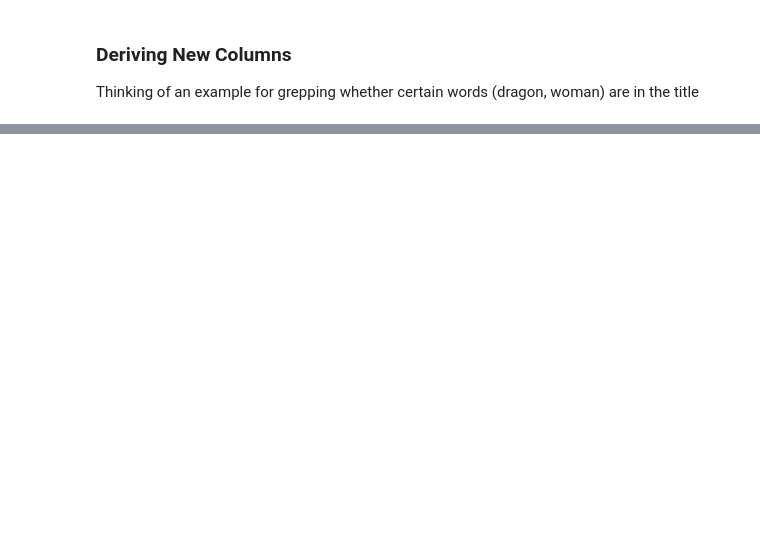
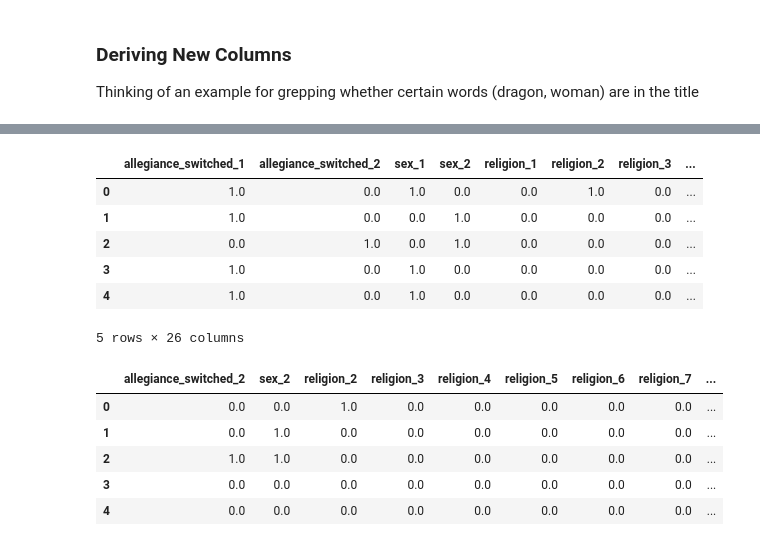
Before and after one commit to hanewinckel/ppas-python, a Jupyter notebook: notebooks/DataManipulation-Python-PPAS.ipynb, the cells around one changed output, grey strips where cells are left out. Saved outputs shown, nothing was run; the diff lists cells and outputs as text; code cells hidden in the pictures; blank space fills up the shorter version.

```diff
--- a/notebooks/DataManipulation-Python-PPAS.ipynb
+++ b/notebooks/DataManipulation-Python-PPAS.ipynb
@@ -289,0 +309,12 @@ Thinking of an example for grepping whether certain words (dragon, woman) are in
+# %%
+from sklearn.model_selection import train_test_split
+# define target/regressors
+y = df['dth_flag']
+X = df.loc[:,df.columns != 'dth_flag']
+X_train, X_test, y_train, y_test = train_test_split(
+    X, y, test_size = 0.2, stratify = y, random_state=42)
+tr=X_train.shape[0]
+te=X_test.shape[0]
+print('Rows of training set ' + str(tr))
+print('Rows of test set ' + str(te))
+print('Actual test set percentage in result: {:.1%}'.format(te/(te+tr)))
@@ -289,0 +339,16 @@ Thinking of an example for grepping whether certain words (dragon, woman) are in
+# %%
+from sklearn.preprocessing import StandardScaler
+#identify numeric fields
+fieldTypeInfo = pd.DataFrame(dict(X_train.dtypes).items(),
+                             columns=['fieldName', 'dataType'])
+unwantedFieldNames = ['id','name','dth_description','episode_name'] + df.filter(regex=('icd10.*')).columns.tolist()
+categoricalAsNumbersFieldNames = ['sex','religion','occupation','social_status','allegiance_last', 'allegiance_switched']
+categoricalFieldNames = list(set(fieldTypeInfo[fieldTypeInfo['dataType']=='object']['fieldName'].tolist() + \
+  categoricalAsNumbersFieldNames) - set(unwantedFieldNames))
+numericFieldNames = list(set(list(fieldTypeInfo.loc[(fieldTypeInfo['dataType']=='int64') | (fieldTypeInfo['dataType']=='float64'),
+                                      'fieldName'])) - set(unwantedFieldNames) - set(categoricalFieldNames))
+scaler = StandardScaler()
+X_train_numeric_scaled = pd.DataFrame(scaler.fit_transform(X_train[numericFieldNames]),columns = numericFieldNames)
+print('\nMean of data through standard scaler    : ', scaler.mean_)
+print('St. Dev of data through standard scaler : ', scaler.scale_)
+display(X_train_numeric_scaled.head())
@@ -289,0 +409,24 @@ Thinking of an example for grepping whether certain words (dragon, woman) are in
+# %%
+from sklearn.preprocessing import OneHotEncoder
+encoder = OneHotEncoder()
+encoderDrop = OneHotEncoder(drop='first')
+X_train_encoded = pd.DataFrame(encoder.fit_transform(X_train[categoricalFieldNames]).toarray(),
+                              columns=encoder.get_feature_names(categoricalFieldNames))
+display(X_train_encoded.head())
+X_train_encoded_drop = pd.DataFrame(encoderDrop.fit_transform(X_train[categoricalFieldNames]).toarray(),
+                              columns=encoderDrop.get_feature_names(categoricalFieldNames))
+display(X_train_encoded_drop.head())
+# %% [output]
+|  | allegiance_switched_1 | allegiance_switched_2 | sex_1 | sex_2 | religion_1 | religion_2 | religion_3 | ... |
+| 0 | 1.0 | 0.0 | 1.0 | 0.0 | 0.0 | 1.0 | 0.0 | ... |
+| 1 | 1.0 | 0.0 | 0.0 | 1.0 | 0.0 | 0.0 | 0.0 | ... |
+| 2 | 0.0 | 1.0 | 0.0 | 1.0 | 0.0 | 0.0 | 0.0 | ... |
+| 3 | 1.0 | 0.0 | 1.0 | 0.0 | 0.0 | 0.0 | 0.0 | ... |
+| 4 | 1.0 | 0.0 | 1.0 | 0.0 | 0.0 | 0.0 | 0.0 | ... |
+5 rows × 26 columns
+|  | allegiance_switched_2 | sex_2 | religion_2 | religion_3 | religion_4 | religion_5 | religion_6 | religion_7 | ... |
+| 0 | 0.0 | 0.0 | 1.0 | 0.0 | 0.0 | 0.0 | 0.0 | 0.0 | ... |
+| 1 | 0.0 | 1.0 | 0.0 | 0.0 | 0.0 | 0.0 | 0.0 | 0.0 | ... |
+| 2 | 1.0 | 1.0 | 0.0 | 0.0 | 0.0 | 0.0 | 0.0 | 0.0 | ... |
+| 3 | 0.0 | 0.0 | 0.0 | 0.0 | 0.0 | 0.0 | 0.0 | 0.0 | ... |
+| 4 | 0.0 | 0.0 | 0.0 | 0.0 | 0.0 | 0.0 | 0.0 | 0.0 | ... |
```
Also changed, not shown: parts of 13 cells of this notebook.
